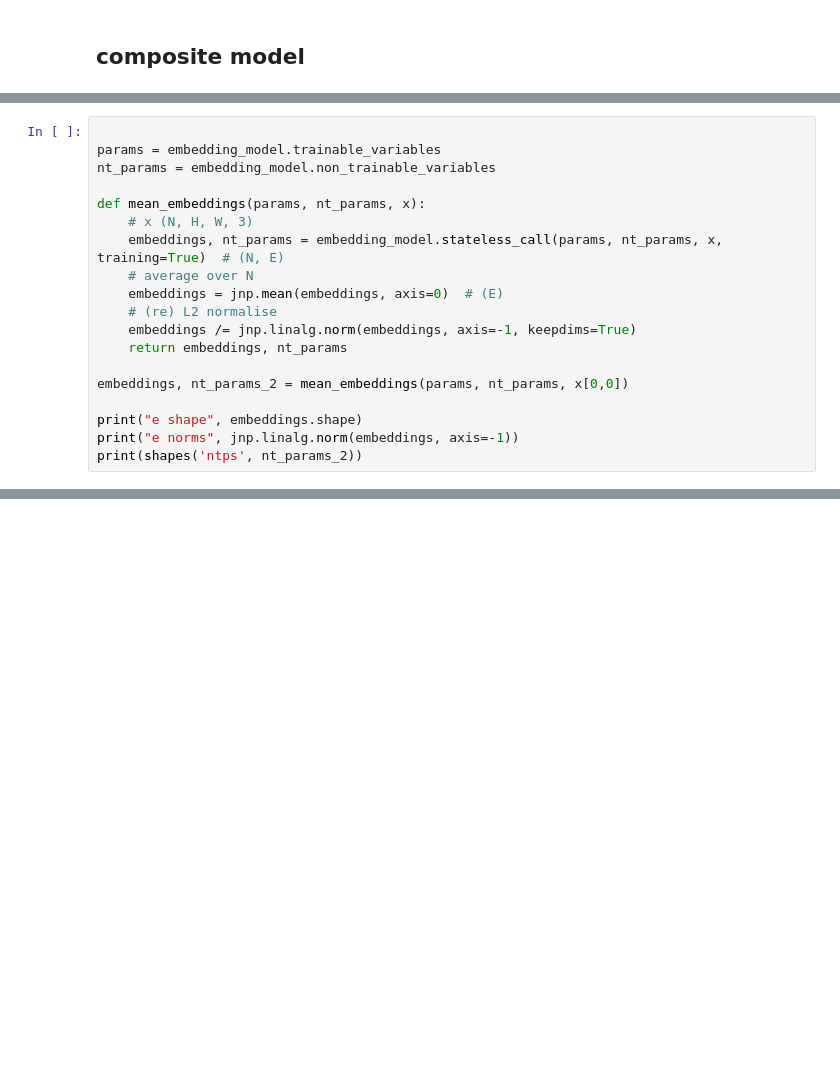
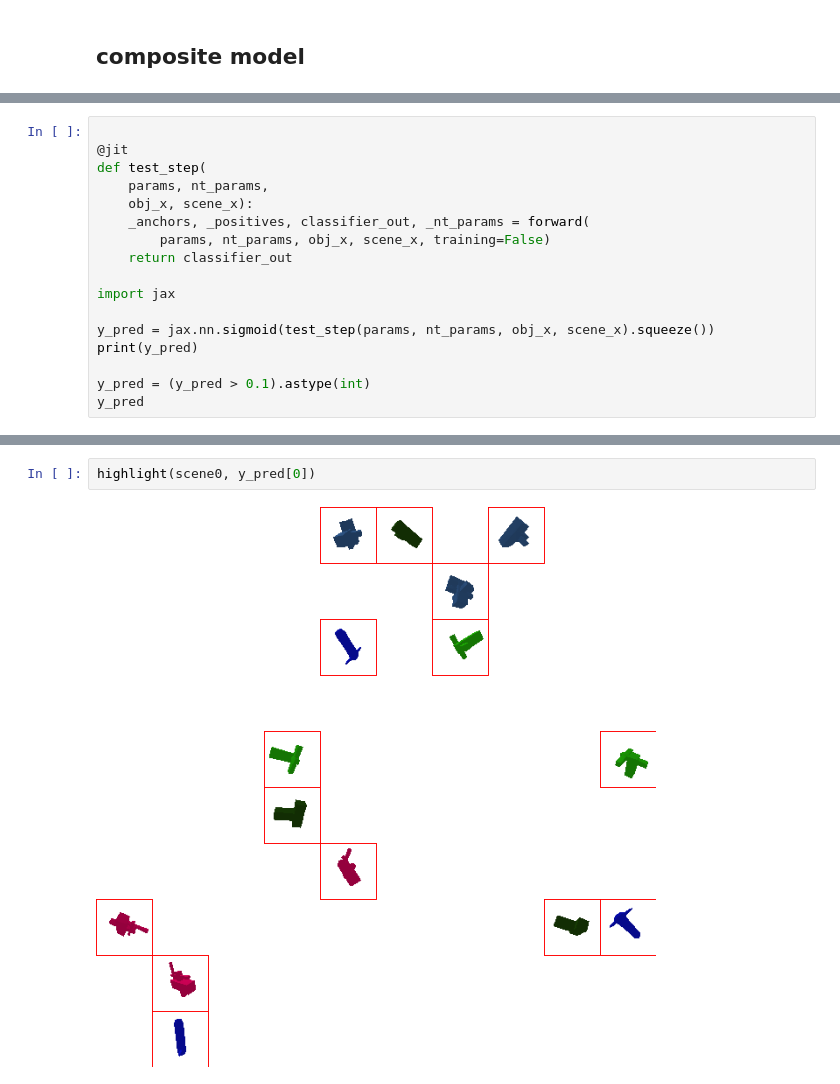
Before and after one commit to matpalm/yolz, a Jupyter notebook: prototype_v3.ipynb, the cells around one changed output, grey strips where cells are left out. Cells and saved outputs as stored; diff of their text form; blank space fills up the shorter version.

```diff
--- a/prototype_v3.ipynb
+++ b/prototype_v3.ipynb
@@ -547,19 +441,0 @@ embedding_model = construct_embedding_model(
-# %%
-
-params = embedding_model.trainable_variables
-nt_params = embedding_model.non_trainable_variables
-
-def mean_embeddings(params, nt_params, x):
-    # x (N, H, W, 3)
-    embeddings, nt_params = embedding_model.stateless_call(params, nt_params, x, training=True)  # (N, E)
-    # average over N
-    embeddings = jnp.mean(embeddings, axis=0)  # (E)
-    # (re) L2 normalise
-    embeddings /= jnp.linalg.norm(embeddings, axis=-1, keepdims=True)
-    return embeddings, nt_params
-
-embeddings, nt_params_2 = mean_embeddings(params, nt_params, x[0,0])
-
-print("e shape", embeddings.shape)
-print("e norms", jnp.linalg.norm(embeddings, axis=-1))
-print(shapes('ntps', nt_params_2))
@@ -648,0 +442,17 @@ next we get things working on a batch of these examples
+# %%
+
+@jit
+def test_step(
+    params, nt_params,
+    obj_x, scene_x):
+    _anchors, _positives, classifier_out, _nt_params = forward(
+        params, nt_params, obj_x, scene_x, training=False)
+    return classifier_out
+
+import jax
+
+y_pred = jax.nn.sigmoid(test_step(params, nt_params, obj_x, scene_x).squeeze())
+print(y_pred)
+
+y_pred = (y_pred > 0.1).astype(int)
+y_pred
@@ -648,0 +530,4 @@ next we get things working on a batch of these examples
+# %%
+highlight(scene0, y_pred[0])
+# %% [output]
+[figure, added]
```
Also changed, not shown: parts of 24 cells of this notebook, 4 other files.
